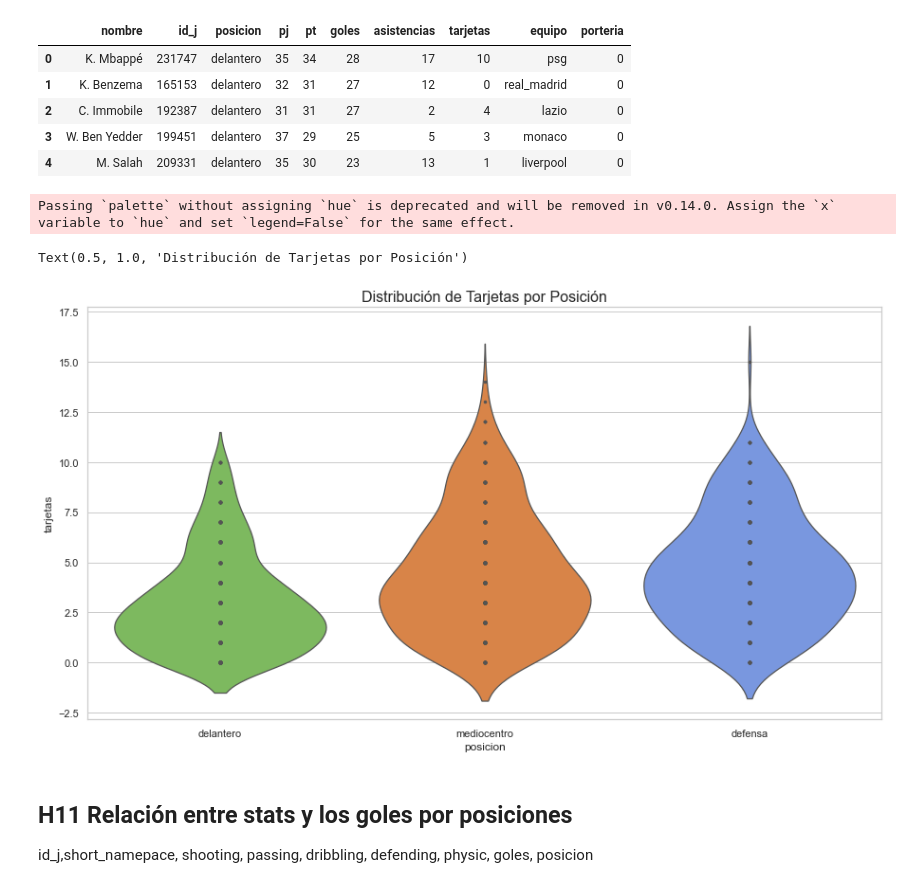
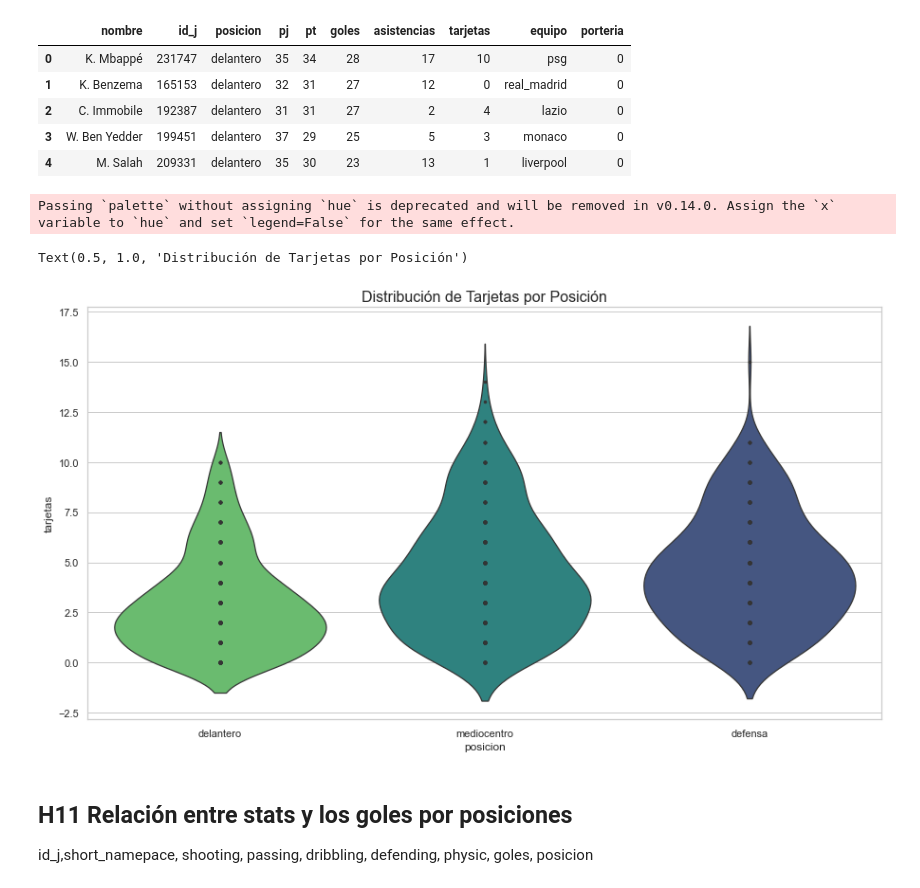
Before and after one commit to 2012FranMartinez/FifaStats-RealGoals, a Jupyter notebook: EDA_fifa_22.ipynb, the cells around one changed output. Drawn from its saved outputs; the diff is of its cells as text; code cells hidden in the pictures.

```diff
--- a/EDA_fifa_22.ipynb
+++ b/EDA_fifa_22.ipynb
@@ -737,12 +747,12 @@ h10.head()
 # %%
 fig = plt.figure()
 lista_colores = ['#78C850', '#F08030',  '#6890F0']
-sns.violinplot(x="posicion", y="tarjetas", data=h10, palette=lista_colores, inner="point")
+sns.violinplot(x="posicion", y="tarjetas", data=h10, palette="viridis_r", inner="point")
 plt.title("Distribución de Tarjetas por Posición", fontsize=16)
 # %% [output]
 Passing `palette` without assigning `hue` is deprecated and will be removed in v0.14.0. Assign the `x` variable to `hue` and set `legend=False` for the same effect.
 Text(0.5, 1.0, 'Distribución de Tarjetas por Posición')
-[figure, old version]
+[figure, new version]
 # %% [markdown]
 ## H11 Relación entre stats y los goles por posiciones
 
```
Also changed, not shown: parts of 8 cells of this notebook, 1 other file.
